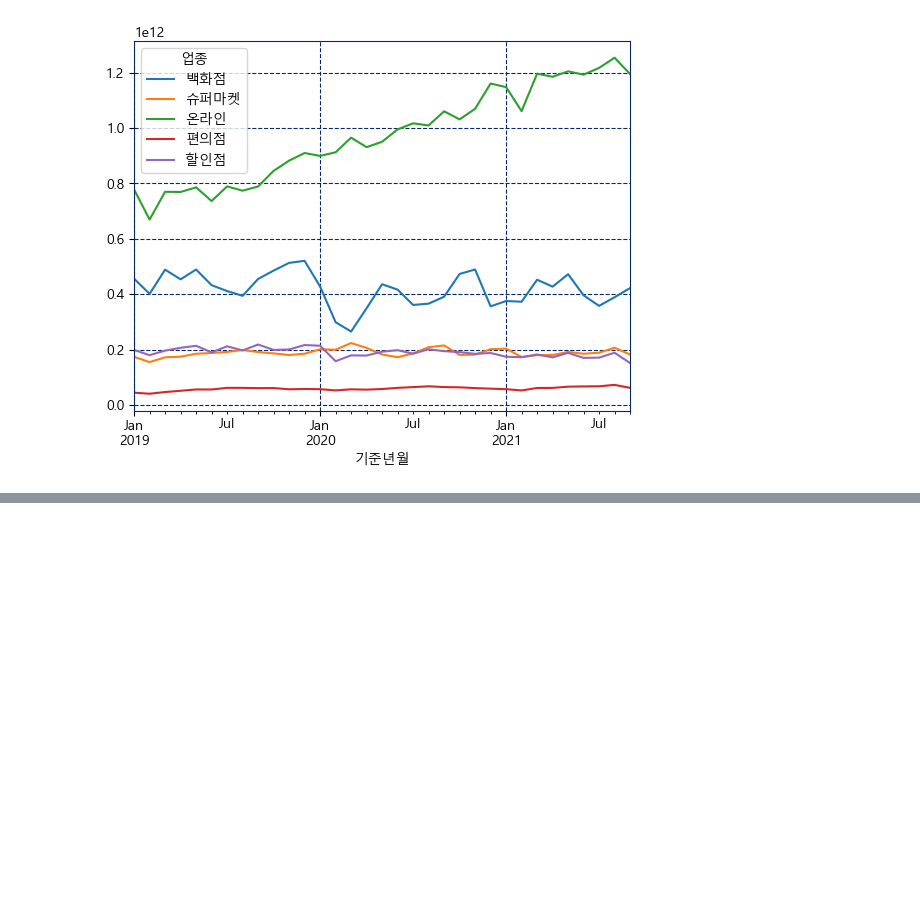
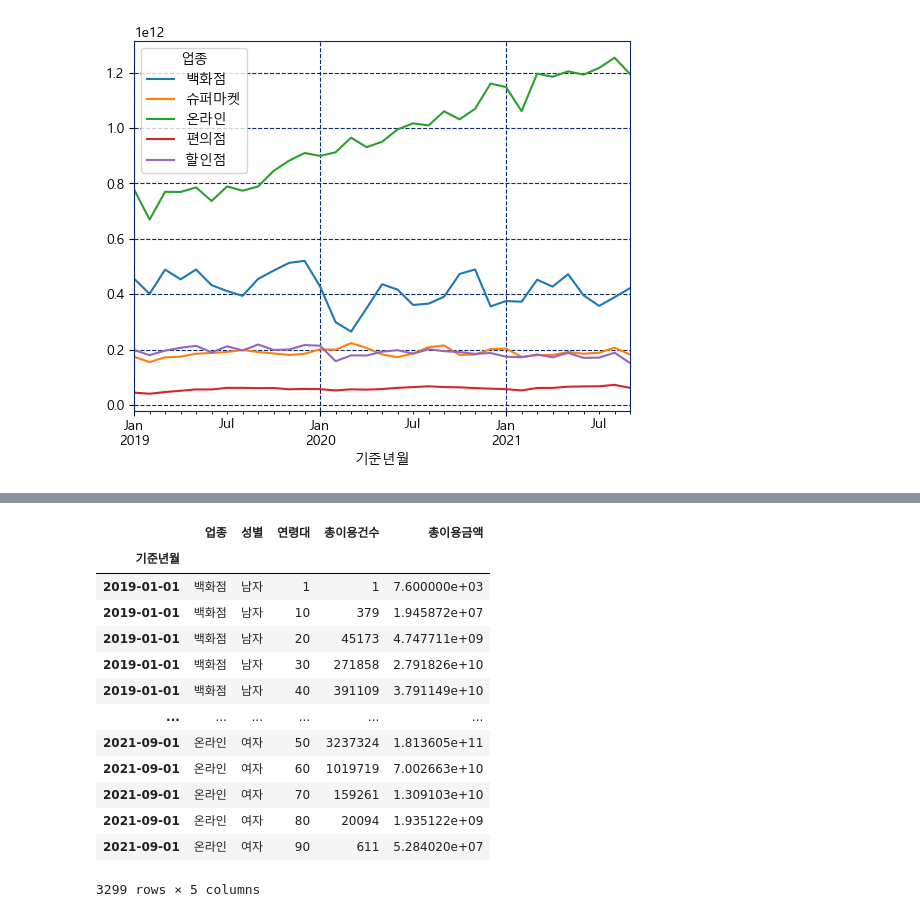
Before and after one commit to BDooHyun/ubion_python_class_01, a Jupyter notebook: 230425/03_matplotlib.ipynb, the cells around one changed output, grey strips where cells are left out. Drawn from its saved outputs; the diff is of its cells as text; code cells hidden in the pictures; blank space fills up the shorter version.

```diff
--- a/230425/03_matplotlib.ipynb
+++ b/230425/03_matplotlib.ipynb
@@ -409,0 +425,20 @@ pivot_data.plot.line()
+# %%
+# 1. 결합된 데이터프레임에서 성별은 1은 '남자' 2는 '여자' 변경
+df3.loc[df3["성별"] == 1, "성별"] = "남자"
+df3.loc[df3["성별"] == 2, "성별"] = "여자"
+df3
+# %% [output]
+|  | 업종 | 성별 | 연령대 | 총이용건수 | 총이용금액 |
+| 기준년월 |  |  |  |  |  |
+| 2019-01-01 | 백화점 | 남자 | 1 | 1 | 7.600000e+03 |
+| 2019-01-01 | 백화점 | 남자 | 10 | 379 | 1.945872e+07 |
+| 2019-01-01 | 백화점 | 남자 | 20 | 45173 | 4.747711e+09 |
+| 2019-01-01 | 백화점 | 남자 | 30 | 271858 | 2.791826e+10 |
+| 2019-01-01 | 백화점 | 남자 | 40 | 391109 | 3.791149e+10 |
+| ... | ... | ... | ... | ... | ... |
+| 2021-09-01 | 온라인 | 여자 | 50 | 3237324 | 1.813605e+11 |
+| 2021-09-01 | 온라인 | 여자 | 60 | 1019719 | 7.002663e+10 |
+| 2021-09-01 | 온라인 | 여자 | 70 | 159261 | 1.309103e+10 |
+| 2021-09-01 | 온라인 | 여자 | 80 | 20094 | 1.935122e+09 |
+| 2021-09-01 | 온라인 | 여자 | 90 | 611 | 5.284020e+07 |
+3299 rows × 5 columns
```
Also changed, not shown: parts of 8 cells of this notebook, 1 other file.
